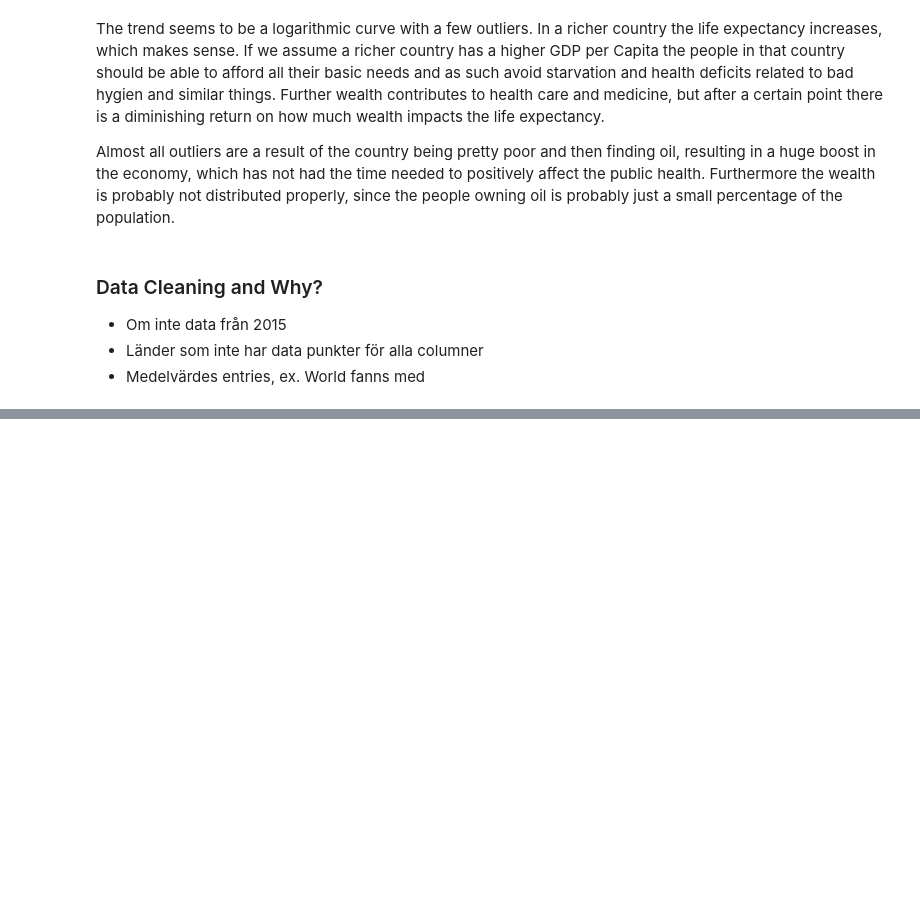
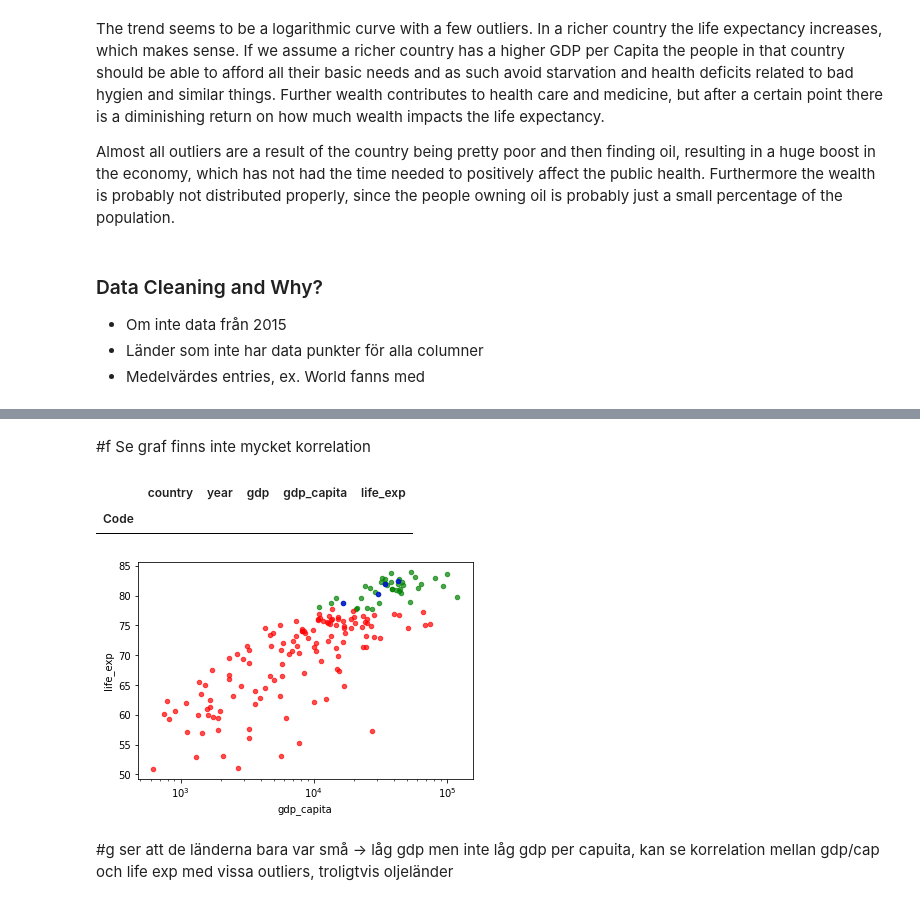
Before and after one commit to jerge/DAT405-DSC, a Jupyter notebook: Lab1.ipynb, the cells around one changed output, grey strips where cells are left out. Cells and saved outputs as stored; diff of their text form; code cells hidden in the pictures; blank space fills up the shorter version.

```diff
--- a/Lab1.ipynb
+++ b/Lab1.ipynb
@@ -147,0 +107,20 @@ test
+# %% [markdown]
+#f Se graf finns inte mycket korrelation
+# %%
+fig, ax = plt.subplots()
+highLifeExp = countries[countries.life_exp > countries.life_exp.quantile(0.75)]
+lowLifeExp = countries[countries.life_exp <= countries.life_exp.quantile(0.75)]
+
+highLifeExpLowGDPcap = highLifeExp[highLifeExp.gdp_capita < countries.gdp_capita.quantile(0.25)]
+
+highLifeExp.plot.scatter(x="gdp_capita",y="life_exp", alpha=0.7, logx=True,ax=ax, color='g')
+lowLifeExp.plot.scatter(x="gdp_capita",y="life_exp",alpha=0.7, logx=True,ax=ax, color='r')
+highLifeExpLowGDP.plot.scatter(x="gdp_capita",y="life_exp",alpha=0.7, logx=True,ax=ax, color='b')
+
+highLifeExpLowGDPcap
+# %% [output]
+|  | country | year | gdp | gdp_capita | life_exp |
+| Code |  |  |  |  |  |
+[figure, added]
+# %% [markdown]
+#g ser att de länderna bara var små -> låg gdp men inte låg gdp per capuita, kan se korrelation mellan gdp/cap och life exp med vissa outliers, troligtvis oljeländer
```
Also changed, not shown: parts of 10 cells of this notebook, 5 other files.
